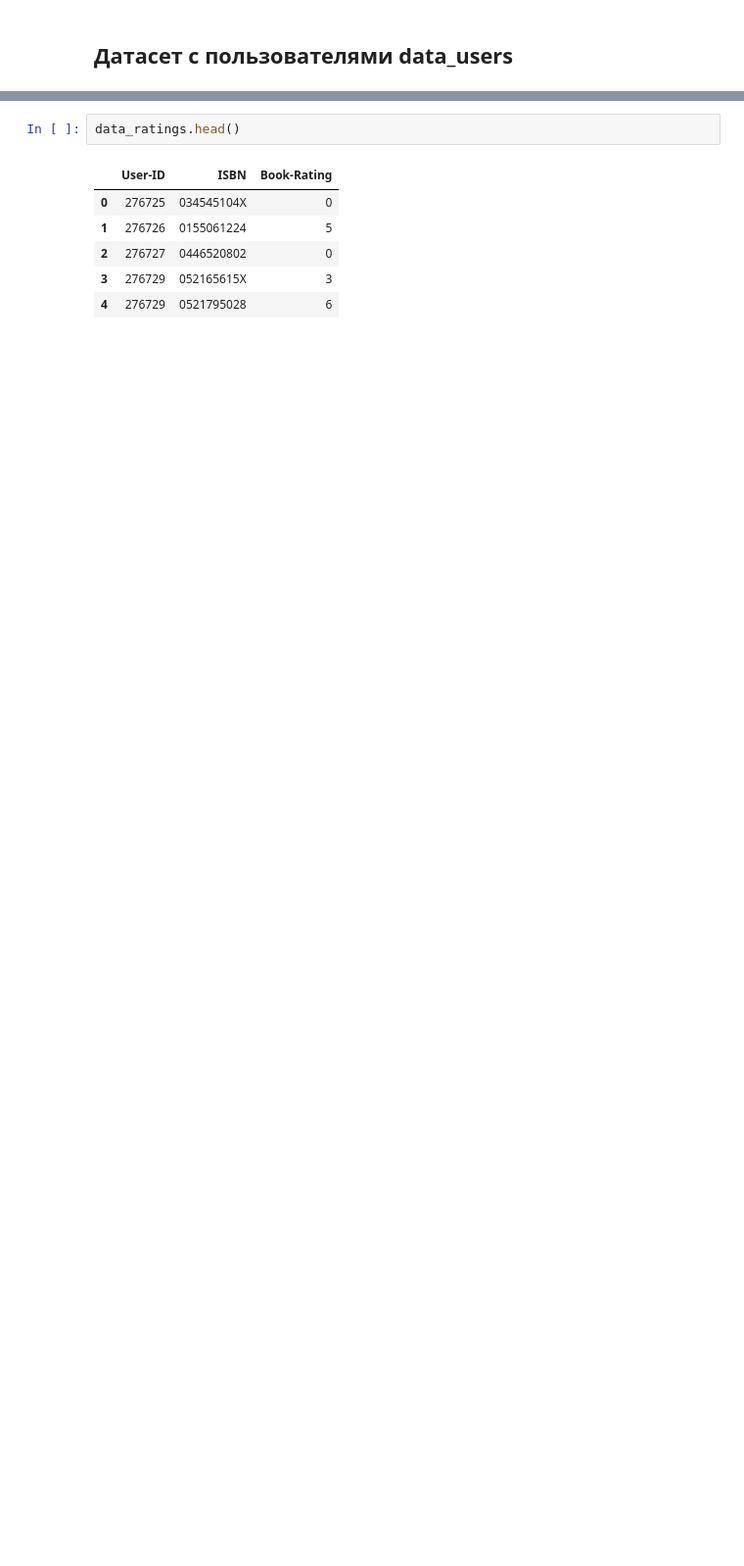
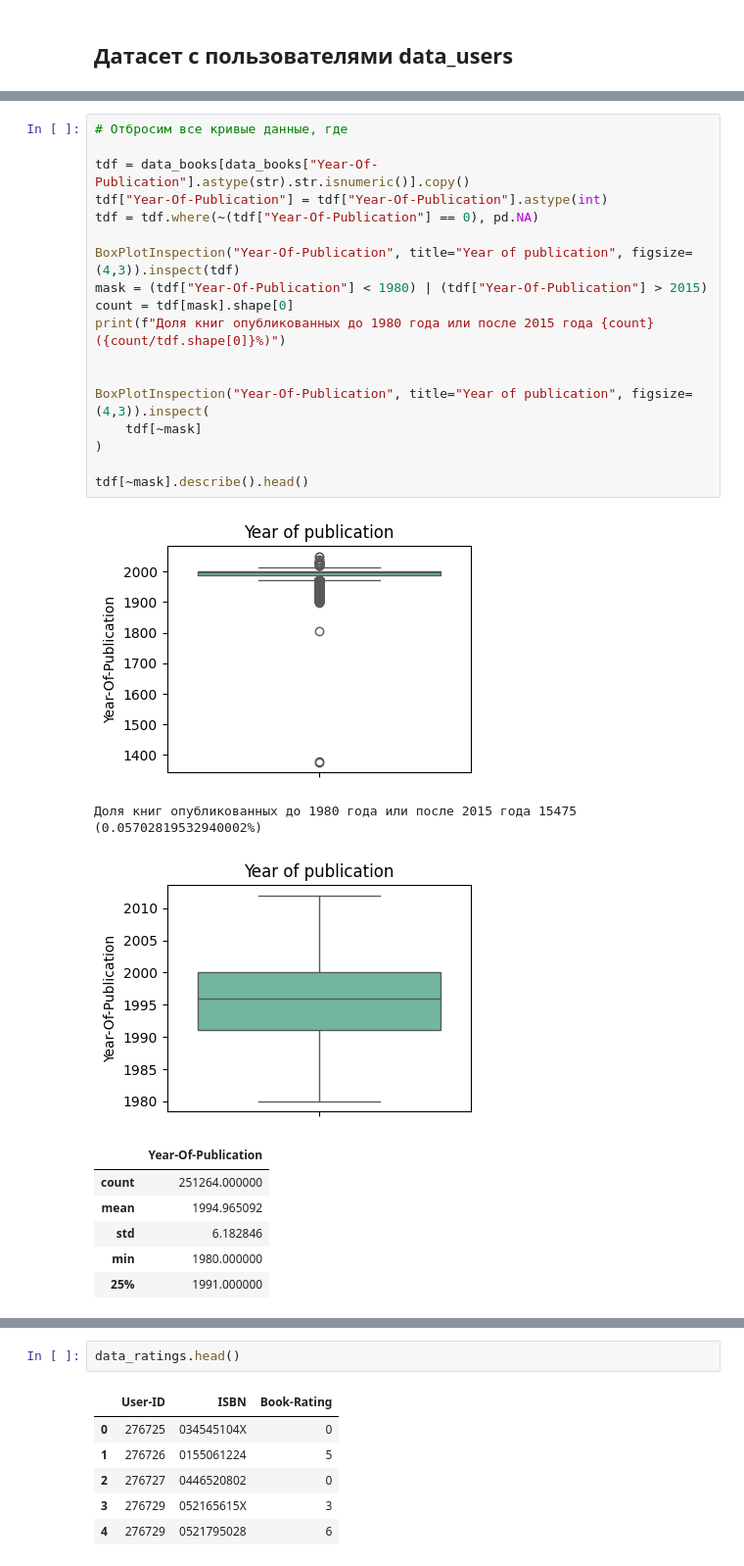
Before and after one commit to FortrainMas/BRS, a Jupyter notebook: notebooks/eda.ipynb, the cells around one changed output, grey strips where cells are left out. Shown at 98% size. Saved outputs shown, nothing was run; the diff lists cells and outputs as text; blank space fills up the shorter version.

```diff
--- a/notebooks/eda.ipynb
+++ b/notebooks/eda.ipynb
@@ -90,0 +305,28 @@ data_users = UsersPreprocessingStrategy().preprocess(data_users)
+# %%
+# Отбросим все кривые данные, где
+
+tdf = data_books[data_books["Year-Of-Publication"].astype(str).str.isnumeric()].copy()
+tdf["Year-Of-Publication"] = tdf["Year-Of-Publication"].astype(int)
+tdf = tdf.where(~(tdf["Year-Of-Publication"] == 0), pd.NA)
+
+BoxPlotInspection("Year-Of-Publication", title="Year of publication", figsize=(4,3)).inspect(tdf)
+mask = (tdf["Year-Of-Publication"] < 1980) | (tdf["Year-Of-Publication"] > 2015)
+count = tdf[mask].shape[0]
+print(f"Доля книг опубликованных до 1980 года или после 2015 года {count} ({count/tdf.shape[0]}%)")
+
+
+BoxPlotInspection("Year-Of-Publication", title="Year of publication", figsize=(4,3)).inspect(
+    tdf[~mask]
+)
+
+tdf[~mask].describe().head()
+# %% [output]
+[figure, added]
+Доля книг опубликованных до 1980 года или после 2015 года 15475 (0.05702819532940002%)
+[figure, added]
+|  | Year-Of-Publication |
+| count | 251264.000000 |
+| mean | 1994.965092 |
+| std | 6.182846 |
+| min | 1980.000000 |
+| 25% | 1991.000000 |
```
Also changed, not shown: parts of 125 cells of this notebook, 42 other files.
